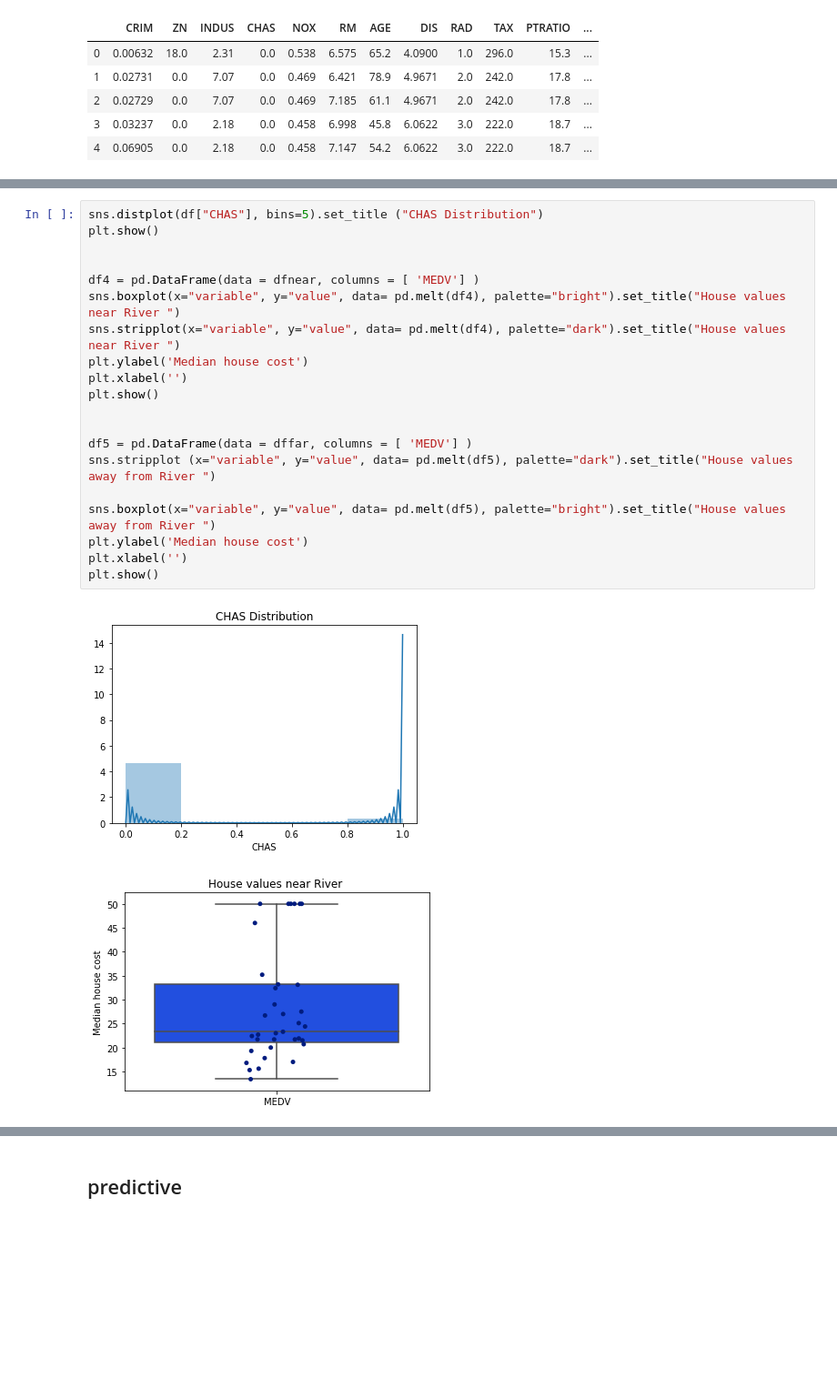
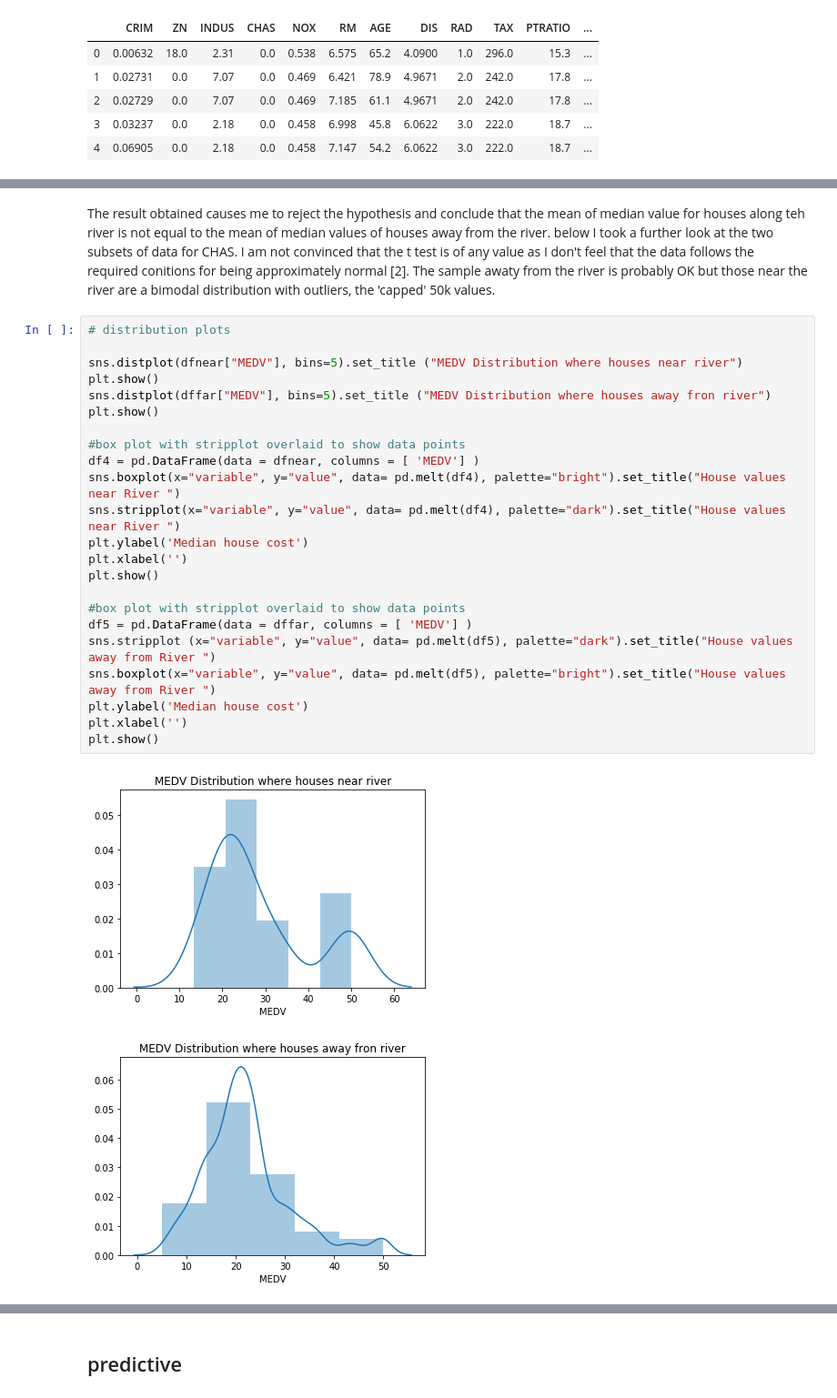
Before and after one commit to Hudsonsue/machine-learning, a Jupyter notebook: Machine Learning - Assessment.ipynb, the cells around one changed output, grey strips where cells are left out. Shown at 91% size. Saved outputs shown, nothing was run; the diff lists cells and outputs as text; blank space fills up the shorter version.

```diff
--- a/Machine Learning - Assessment.ipynb
+++ b/Machine Learning - Assessment.ipynb
@@ -129,23 +193,28 @@ Ttest_indResult(statistic=3.996437466090509, pvalue=7.390623170519905e-05)
+# %% [markdown]
+The result obtained causes me to reject the hypothesis and conclude that the mean of median value for houses along teh river is not equal to the mean of median values of houses away from the river. below I took a further look at the two subsets of data for CHAS. I am not convinced that the t test is of any value as I don't feel that the data follows the required conitions for being approximately normal [2]. The sample awaty from the river is probably OK but those near the river are a bimodal distribution with outliers, the 'capped' 50k values.
 # %%
-sns.distplot(df["CHAS"], bins=5).set_title ("CHAS Distribution")
+# distribution plots
+
+sns.distplot(dfnear["MEDV"], bins=5).set_title ("MEDV Distribution where houses near river")
+plt.show()
+sns.distplot(dffar["MEDV"], bins=5).set_title ("MEDV Distribution where houses away fron river")
 plt.show()
 
-
+#box plot with stripplot overlaid to show data points
 df4 = pd.DataFrame(data = dfnear, columns = [ 'MEDV'] )
 sns.boxplot(x="variable", y="value", data= pd.melt(df4), palette="bright").set_title("House values near River ")
 sns.stripplot(x="variable", y="value", data= pd.melt(df4), palette="dark").set_title("House values near River ")
 plt.ylabel('Median house cost')
 plt.xlabel('')
 plt.show()
 
-
+#box plot with stripplot overlaid to show data points
 df5 = pd.DataFrame(data = dffar, columns = [ 'MEDV'] )
 sns.stripplot (x="variable", y="value", data= pd.melt(df5), palette="dark").set_title("House values away from River ")
-
 sns.boxplot(x="variable", y="value", data= pd.melt(df5), palette="bright").set_title("House values away from River ")
 plt.ylabel('Median house cost')
 plt.xlabel('')
 plt.show()
 # %% [output]
-[figure, old version]
+[figure, new version]
-[figure, old version]
+[figure, new version]
```
Also changed, not shown: parts of 32 cells of this notebook, 1 other file.
